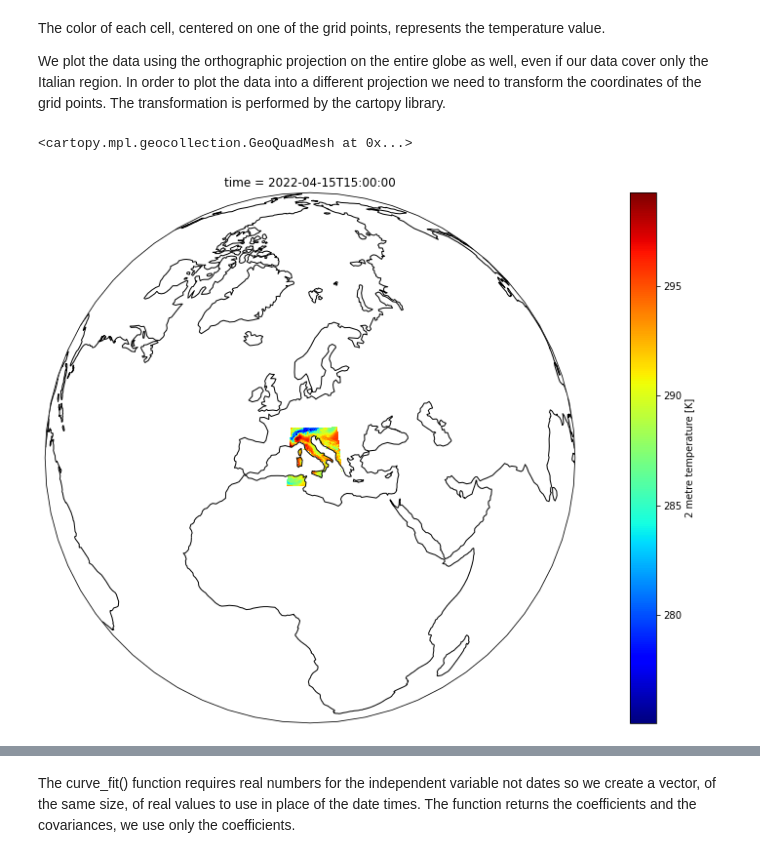
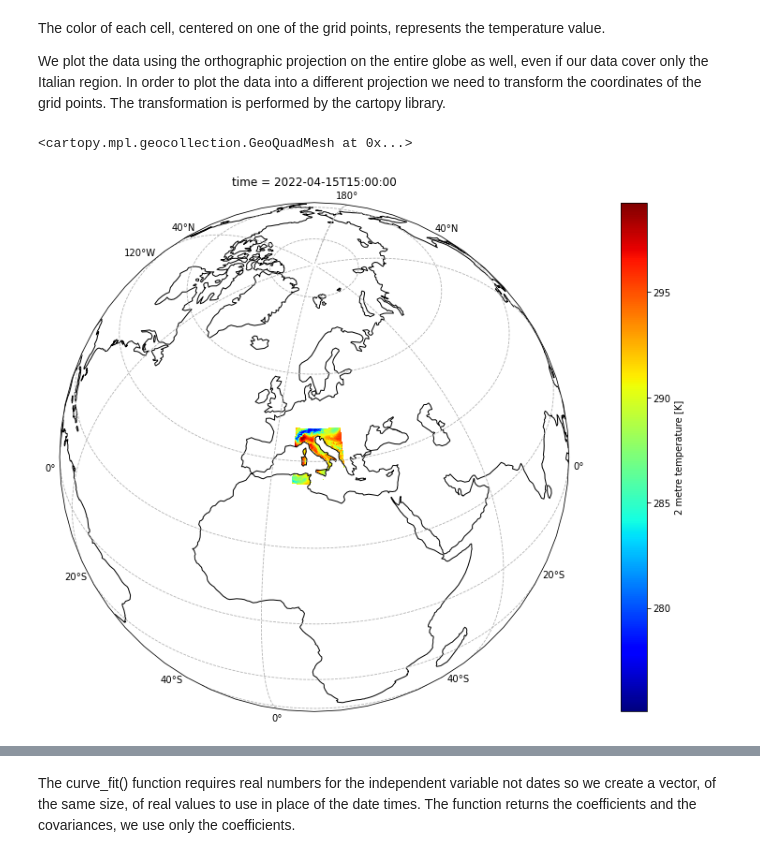
Before and after one commit to luigiselmi/wekeo_jnc, a Jupyter notebook: era5_temperature.ipynb, the cells around one changed output, grey strips where cells are left out. Cells and saved outputs as stored; diff of their text form; code cells hidden in the pictures.

```diff
--- a/era5_temperature.ipynb
+++ b/era5_temperature.ipynb
@@ -284,12 +298,13 @@ We plot the data using the orthographic projection on the entire globe as well,
 # %%
 plt.figure(figsize=(20,10))
 ax = plt.axes(projection=ccrs.Orthographic(central_longitude=12, central_latitude=41))
+ax.gridlines(draw_labels=True, linestyle='--')
 ax.coastlines()
 ax.set_global()
 temperature2m.sel(time='2022-04-15T15:00:00').plot(ax=ax,
                                    add_colorbar=True,
                                    cmap='jet',
                                    transform=ccrs.PlateCarree())
 # %% [output]
 <cartopy.mpl.geocollection.GeoQuadMesh at 0x...>
-[figure, old version]
+[figure, new version]
```
Also changed, not shown: parts of 34 cells of this notebook.
